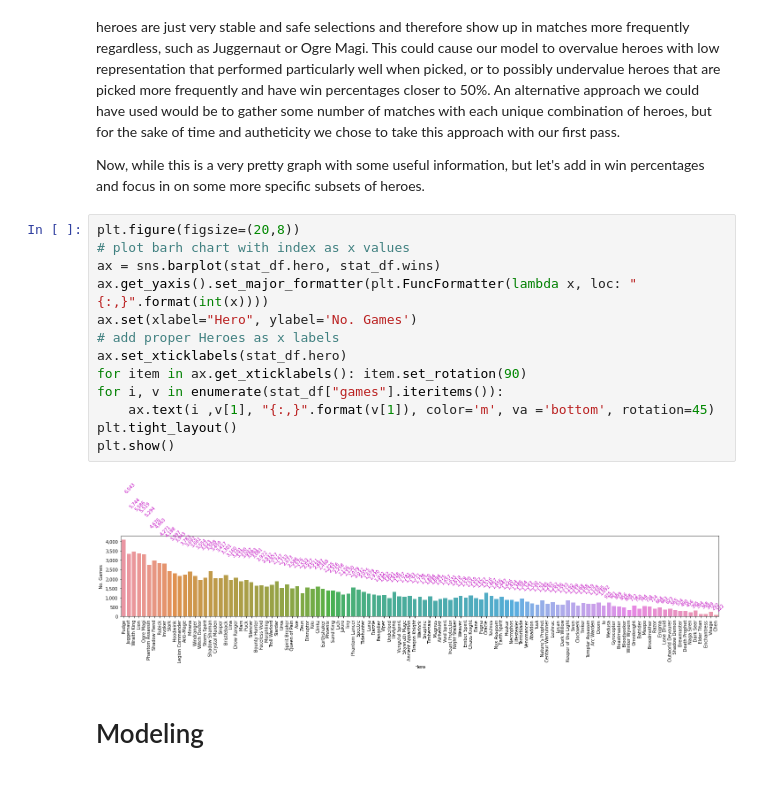
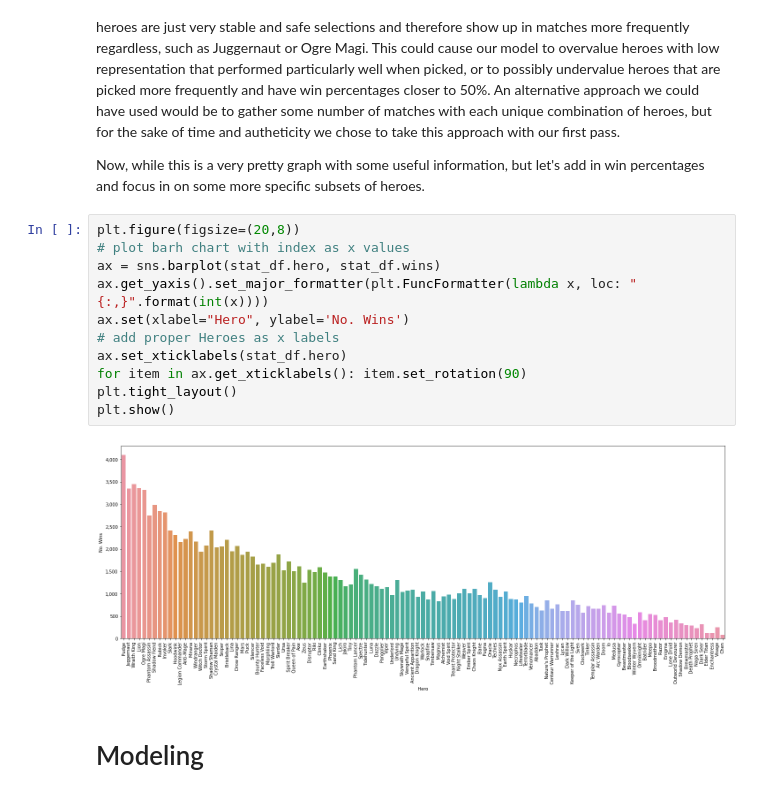
Before and after one commit to Lionslicer-Coding/Dota2Project, a Jupyter notebook: index.ipynb, the cells around one changed output. Saved outputs shown, nothing was run; the diff lists cells and outputs as text.

```diff
--- a/index.ipynb
+++ b/index.ipynb
@@ -316,18 +276,16 @@ Now, while this is a very pretty graph with some useful information, but let's a
 # %%
 plt.figure(figsize=(20,8))
 # plot barh chart with index as x values
 ax = sns.barplot(stat_df.hero, stat_df.wins)
 ax.get_yaxis().set_major_formatter(plt.FuncFormatter(lambda x, loc: "{:,}".format(int(x))))
-ax.set(xlabel="Hero", ylabel='No. Games')
+ax.set(xlabel="Hero", ylabel='No. Wins')
 # add proper Heroes as x labels
 ax.set_xticklabels(stat_df.hero)
 for item in ax.get_xticklabels(): item.set_rotation(90)
-for i, v in enumerate(stat_df["games"].iteritems()):
-    ax.text(i ,v[1], "{:,}".format(v[1]), color='m', va ='bottom', rotation=45)
 plt.tight_layout()
 plt.show()
 # %% [output]
-[figure, old version]
+[figure, new version]
 # %% [markdown]
 # Modeling
 # %% [markdown]
```
Also changed, not shown: parts of 3 cells of this notebook, 2 other files.
